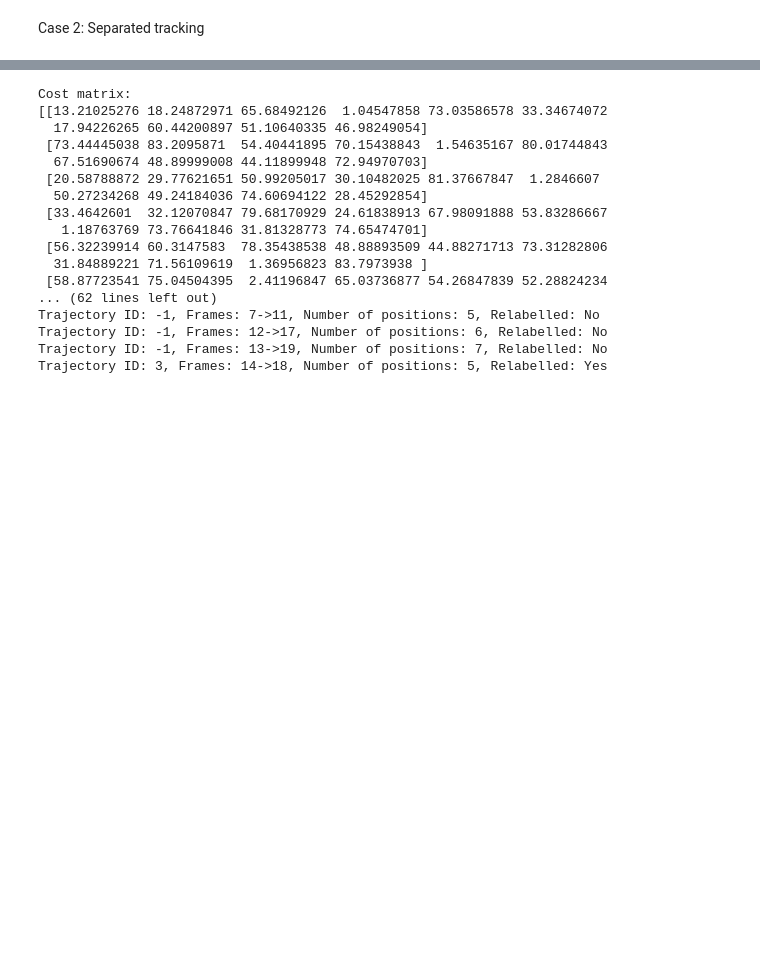
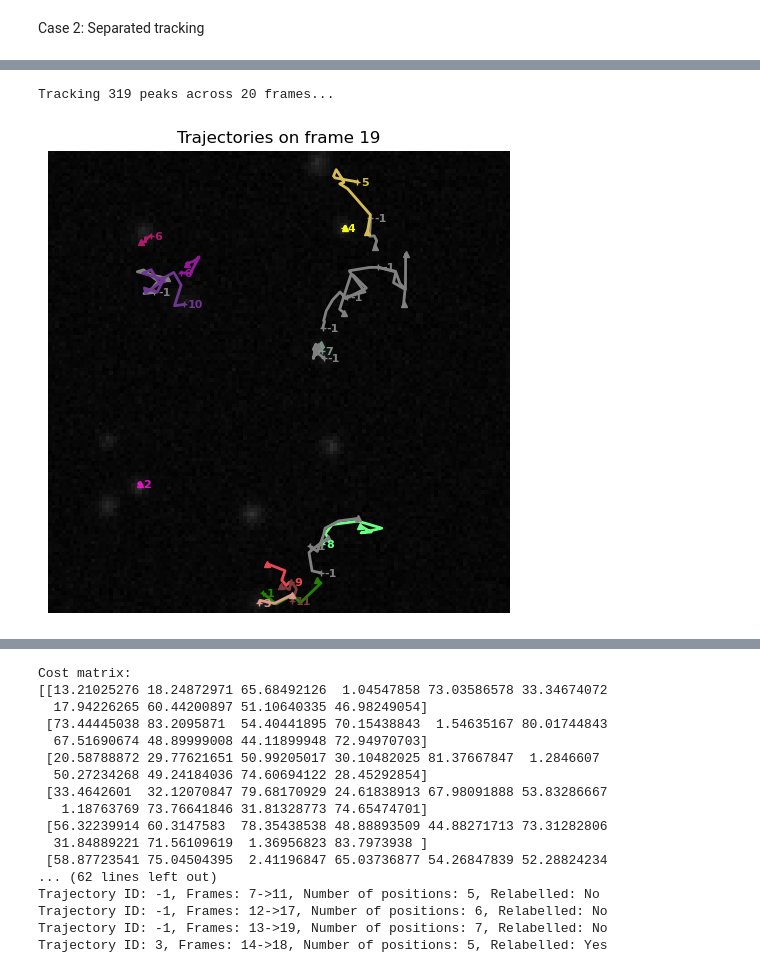
Before and after one commit to armellechr/MICRO-489_SMLM_tracking, a Jupyter notebook: Experiments/SeparationExperiment.ipynb, the cells around one changed output, grey strips where cells are left out. Saved outputs shown, nothing was run; the diff lists cells and outputs as text; code cells hidden in the pictures; blank space fills up the shorter version.

```diff
--- a/Experiments/SeparationExperiment.ipynb
+++ b/Experiments/SeparationExperiment.ipynb
@@ -602,0 +474,6 @@ Removed 5 peaks from static trajectory 3 (length 5, frames 14–18)
+# %%
+loc_results_sep = localization_results
+frames_sep = frames
+trajs_GT_sep = trajectories_GT
+
+static_trajs_loc_sep = loc_results_sep[0]
@@ -602,0 +567,17 @@ Removed 5 peaks from static trajectory 3 (length 5, frames 14–18)
+# %%
+# track with regular pipeline on the remaining mobile trajectories
+trajs_loc_sep, cost_peak2peak_sep, assignment_output_sep, cost_traj2traj_sep = track_from_peaks(mobile_peaks_for_tracking_sep,
+                                                                                                            trajs_GT_sep,
+                                                                                                            max_distance=10,
+                                                                                                            min_length=5,
+                                                                                                            algo_peak2peak="hungarian",
+                                                                                                            cost_func_peak2peak=None,
+                                                                                                            algo_traj2traj="hungarian",
+                                                                                                            cost_func_traj2traj=None,
+                                                                                                            verbose_assignment=False)
+# %% [output]
+Tracking 319 peaks across 20 frames...
+# %%
+show_trajectories(frames_sep, trajs_loc_sep, frame_id=simulation_config['nframes']-1, show_id=True)
+# %% [output]
+[figure, added]
```
Also changed, not shown: parts of 18 cells of this notebook, 6 other files.
